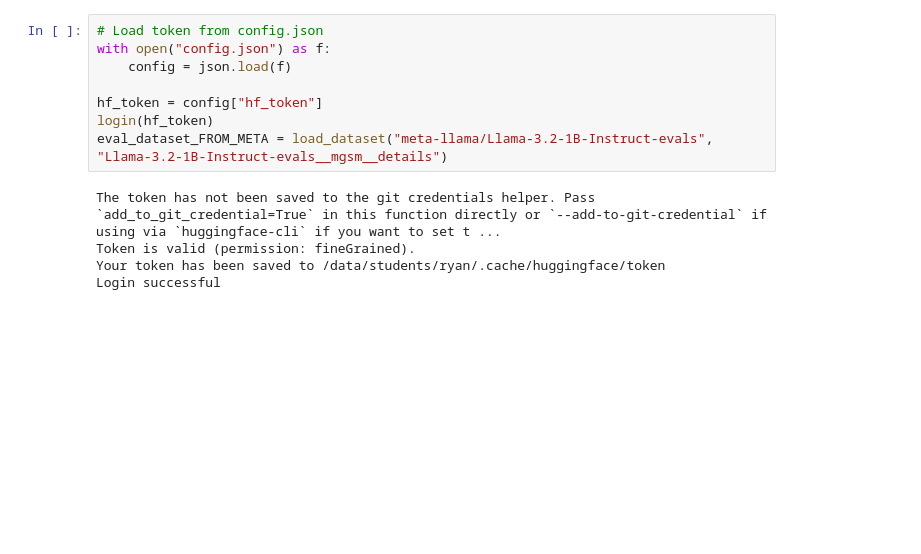
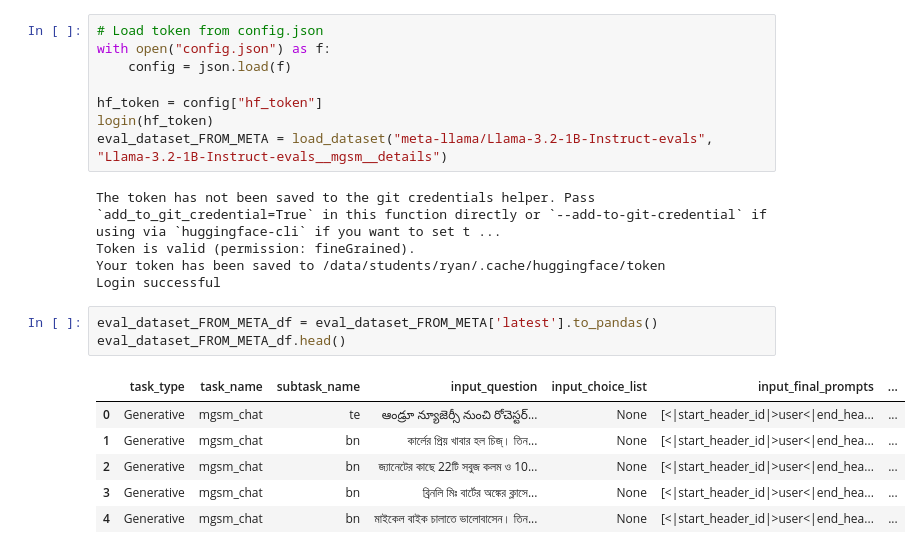
Before and after one commit to cayasryan/Cayas-AI-231, a Jupyter notebook: machine_exers/ME4/CAYAS_ME4.ipynb, the cells around one changed output. Cells and saved outputs as stored; diff of their text form; blank space fills up the shorter version.

```diff
--- a/machine_exers/ME4/CAYAS_ME4.ipynb
+++ b/machine_exers/ME4/CAYAS_ME4.ipynb
@@ -164,3 +171,13 @@ The token has not been saved to the git credentials helper. Pass `add_to_git_cre
 Token is valid (permission: fineGrained).
 Your token has been saved to /data/students/ryan/.cache/huggingface/token
 Login successful
+# %%
+eval_dataset_FROM_META_df = eval_dataset_FROM_META['latest'].to_pandas()
+eval_dataset_FROM_META_df.head()
+# %% [output]
+|  | task_type | task_name | subtask_name | input_question | input_choice_list | input_final_prompts | ... |
+| 0 | Generative | mgsm_chat | te | ఆండ్రూ న్యూజెర్సీ నుంచి రోచెస్టర్... | None | [<|start_header_id|>user<|end_hea... | ... |
+| 1 | Generative | mgsm_chat | bn | কার্লের প্রিয় খাবার হল চিজ্‌। তিন... | None | [<|start_header_id|>user<|end_hea... | ... |
+| 2 | Generative | mgsm_chat | bn | জ্যানেটের কাছে 22টি সবুজ কলম ও 10... | None | [<|start_header_id|>user<|end_hea... | ... |
+| 3 | Generative | mgsm_chat | bn | ব্রিনলি মিঃ বার্টের অঙ্কের ক্লাসে... | None | [<|start_header_id|>user<|end_hea... | ... |
+| 4 | Generative | mgsm_chat | bn | মাইকেল বাইক চালাতে ভালোবাসেন। তিন... | None | [<|start_header_id|>user<|end_hea... | ... |
```
Also changed, not shown: parts of 24 cells of this notebook, 1 other file.
